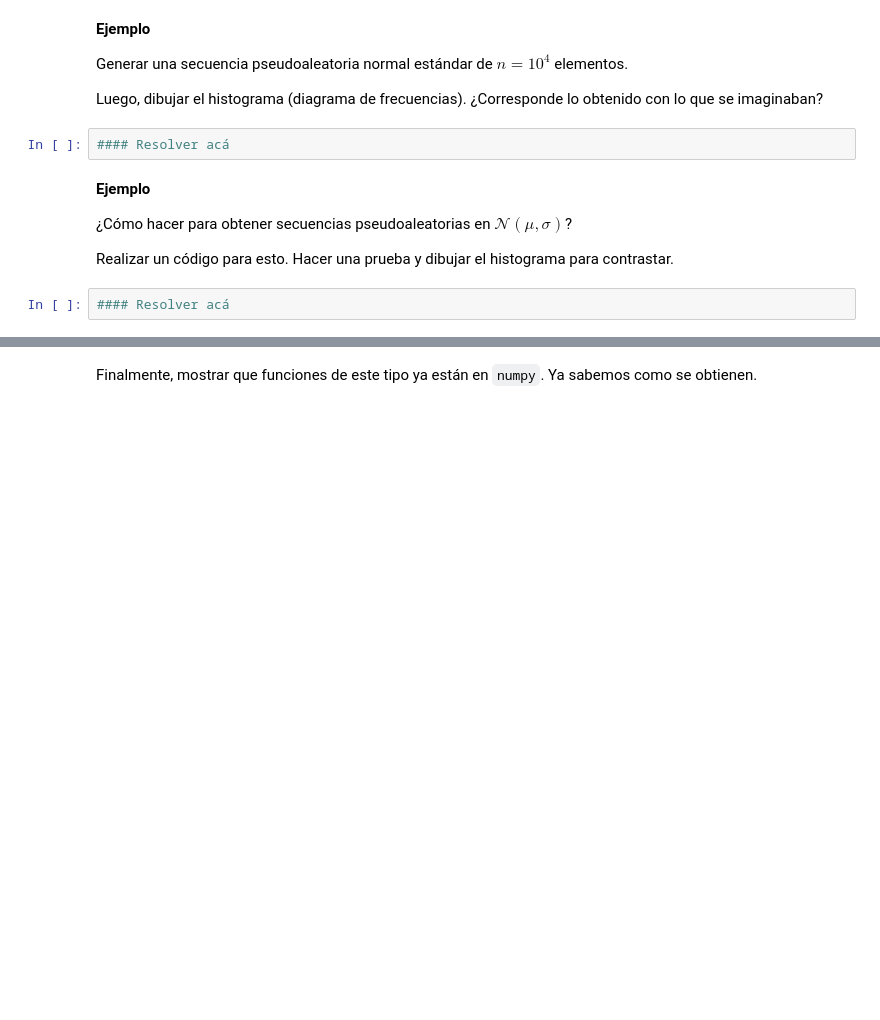
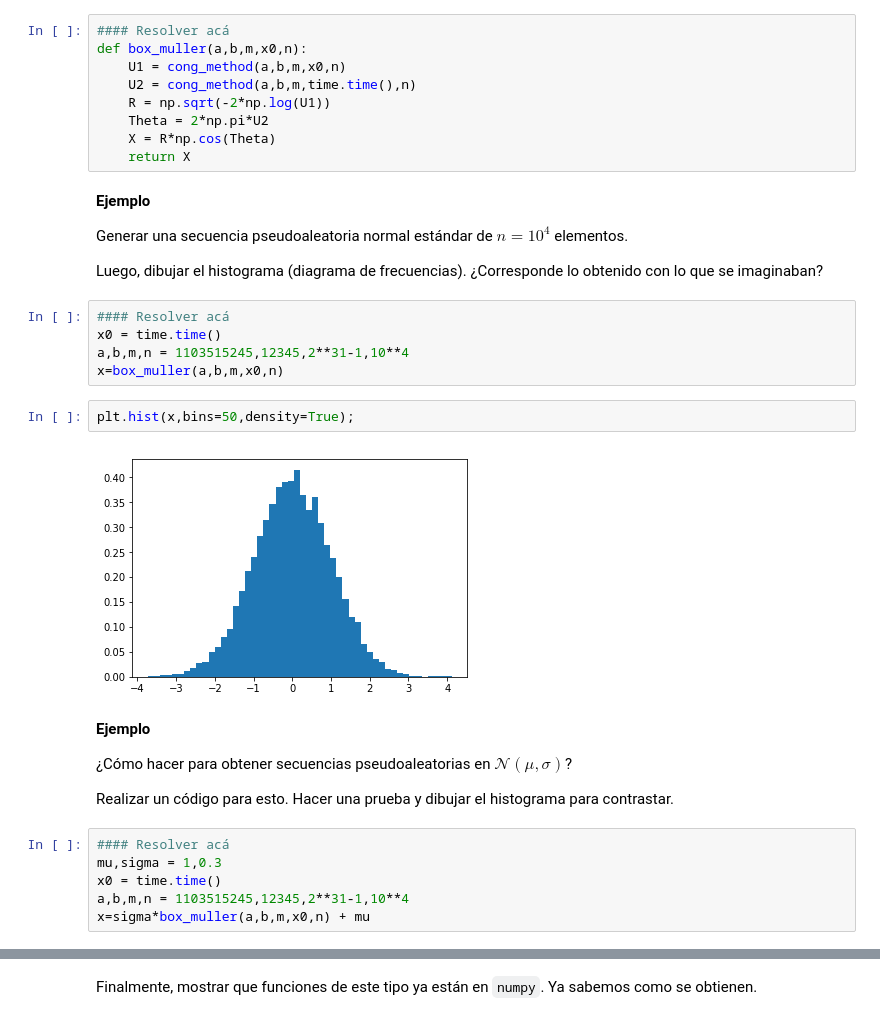
Before and after one commit to zapatacc/SimMat2019-1, a Jupyter notebook: Modulo2/Clase8_NumerosPseudoaleatorios.ipynb, the cells around one changed output, grey strips where cells are left out. Cells and saved outputs as stored; diff of their text form; blank space fills up the shorter version.

```diff
--- a/Modulo2/Clase8_NumerosPseudoaleatorios.ipynb
+++ b/Modulo2/Clase8_NumerosPseudoaleatorios.ipynb
@@ -207,16 +271,36 @@ Escribir una función que devuelva secuencias de números aleatorios $\mathcal{N
+# %%
+#### Resolver acá
+def box_muller(a,b,m,x0,n):
+    U1 = cong_method(a,b,m,x0,n)
+    U2 = cong_method(a,b,m,time.time(),n)
+    R = np.sqrt(-2*np.log(U1))
+    Theta = 2*np.pi*U2
+    X = R*np.cos(Theta)
+    return X
 # %% [markdown]
 **Ejemplo**
 
 Generar una secuencia pseudoaleatoria normal estándar de $n=10^4$ elementos.
 
 Luego, dibujar el histograma (diagrama de frecuencias). ¿Corresponde lo obtenido con lo que se imaginaban?
-# %%
-#### Resolver acá
+# %%
+#### Resolver acá
+x0 = time.time()
+a,b,m,n = 1103515245,12345,2**31-1,10**4
+x=box_muller(a,b,m,x0,n)
+# %%
+plt.hist(x,bins=50,density=True);
+# %% [output]
+[figure, added]
 # %% [markdown]
 **Ejemplo**
 
 ¿Cómo hacer para obtener secuencias pseudoaleatorias en $\mathcal{N}(\mu,\sigma)$?
 
 Realizar un código para esto. Hacer una prueba y dibujar el histograma para contrastar.
-# %%
-#### Resolver acá
+# %%
+#### Resolver acá
+mu,sigma = 1,0.3
+x0 = time.time()
+a,b,m,n = 1103515245,12345,2**31-1,10**4
+x=sigma*box_muller(a,b,m,x0,n) + mu
```
Also changed, not shown: parts of 23 cells of this notebook.
